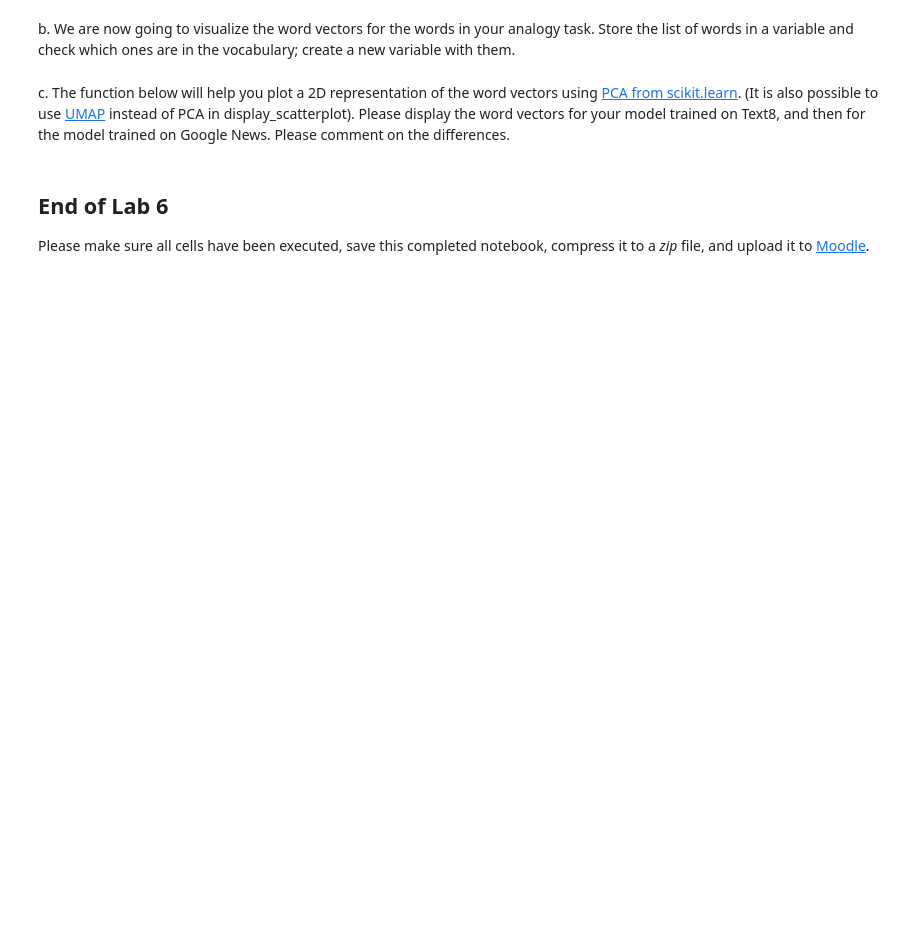
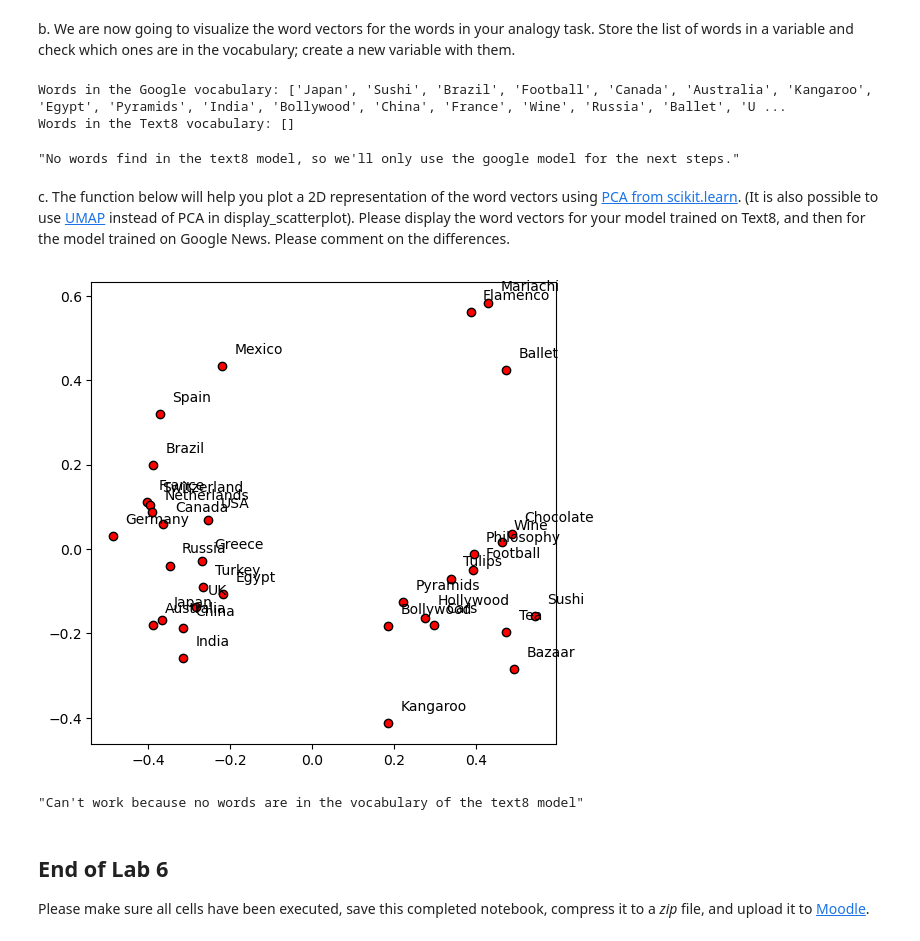
Before and after one commit to terceiroRuben/TSM_AnTeDe_LABS_24, a Jupyter notebook: Lab6/MSE_AnTeDe_Lab6_student.ipynb, the cells around one changed output. Cells and saved outputs as stored; diff of their text form; code cells hidden in the pictures; blank space fills up the shorter version.

```diff
--- a/Lab6/MSE_AnTeDe_Lab6_student.ipynb
+++ b/Lab6/MSE_AnTeDe_Lab6_student.ipynb
@@ -439,16 +483,30 @@ b. We are now going to visualize the word vectors for the words in your analogy
 # %%
 # Please write your Python code below and execute it.
 
-# b. We are now going to visualize the word vectors for the words in your analogy task.  Store the list of words in a variable and check which ones are in the vocabulary; create a new variable with them.
+words = [
+    "Italy" "Pizza", "Japan", "Sushi", "Brazil", "Football", "Canada", "Maple Syrup",
+    "Australia", "Kangaroo", "Egypt", "Pyramids", "India", "Bollywood", "China", "Great Wall",
+    "France", "Wine", "Russia", "Ballet", "USA", "Hollywood", "UK" ,"Tea",
+    "Mexico", "Mariachi", "Spain", "Flamenco", "Germany", "Cars", "Switzerland", "Chocolate",
+    "Greece", "Philosophy", "Turkey", "Bazaar", "Netherlands", "Tulips", "South Korea", "K-Pop"
+]
 
-words = ['eye', 'see', 'ear', 'listen', 'foot', 'walk', 'apples', 'horse']
+words_in_vocab_google = [word for word in words if word in wv_model.key_to_index]
 
-words_in_vocab = [word for word in words if word in wv_text8.key_to_index]
+words_in_vocab_text8 = [word for word in words if word in my_model_wv.key_to_index]
 
-print(f"Words in the vocabulary: {words_in_vocab}")
+print(f"Words in the Google vocabulary: {words_in_vocab_google}")
 
+print(f"Words in the Text8 vocabulary: {words_in_vocab_text8}")
 
-Voir lesquels sont dans le vocabulary du model text8
+#Voir lesquels sont dans le vocabulary du model text8
+# %% [output]
+Words in the Google vocabulary: ['Japan', 'Sushi', 'Brazil', 'Football', 'Canada', 'Australia', 'Kangaroo', 'Egypt', 'Pyramids', 'India', 'Bollywood', 'China', 'France', 'Wine', 'Russia', 'Ballet', 'U ...
+Words in the Text8 vocabulary: []
+# %%
+"No words find in the text8 model, so we'll only use the google model for the next steps."
+# %% [output]
+"No words find in the text8 model, so we'll only use the google model for the next steps."
 # %% [markdown]
 c. The function below will help you plot a 2D representation of the word vectors using [PCA from scikit.learn](https://scikit-learn.org/stable/modules/generated/sklearn.decomposition.PCA.html).  (It is also possible to use [UMAP](https://umap-learn.readthedocs.io/en/latest/basic_usage.html) instead of PCA in display_scatterplot).  Please display the word vectors for your model trained on Text8, and then for the model trained on Google News.  Please comment on the differences.
 # %%
@@ -465,8 +523,19 @@ def display_scatterplot(model, words): # assumes all words are in the vocabulary
         plt.text(x + 0.03, y + 0.03, word)
 # %%
 # Please write your Python code below and execute it.
+
+# Google News Model
+display_scatterplot(wv_model, words_in_vocab_google)
+# %% [output]
+[figure, added]
 # %%
 # Please write your Python code below and execute it.
+# Text8 Model
+# display_scatterplot(my_model_wv, words_in_vocab_text8)
+
+"Can't work because no words are in the vocabulary of the text8 model"
+# %% [output]
+"Can't work because no words are in the vocabulary of the text8 model"
 # %% [markdown]
 ## End of Lab 6
 Please make sure all cells have been executed, save this completed notebook, compress it to a *zip* file, and upload it to [Moodle](https://moodle.msengineering.ch/course/view.php?id=1869).
```
Also changed, not shown: parts of 20 cells of this notebook, 3 other files.
